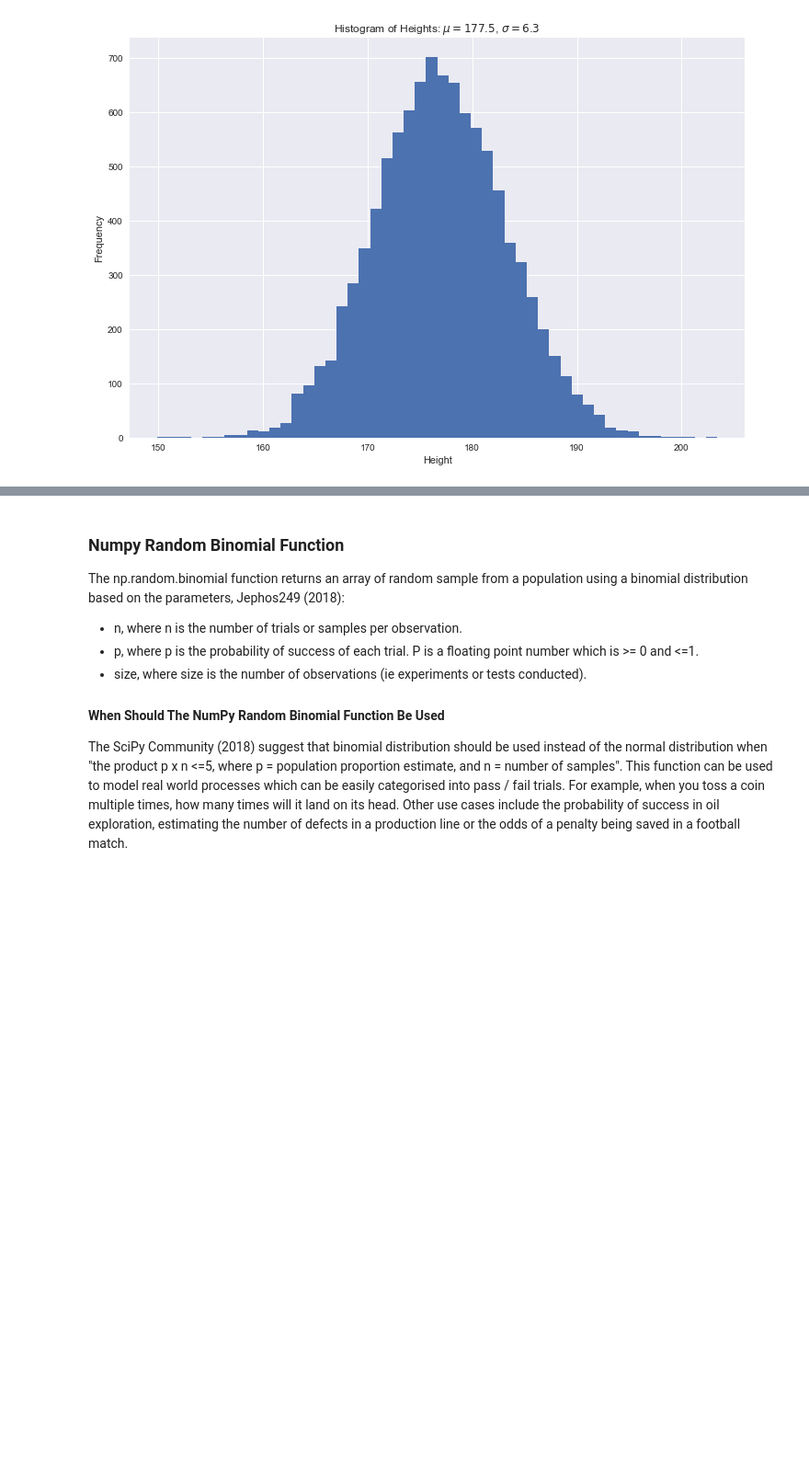
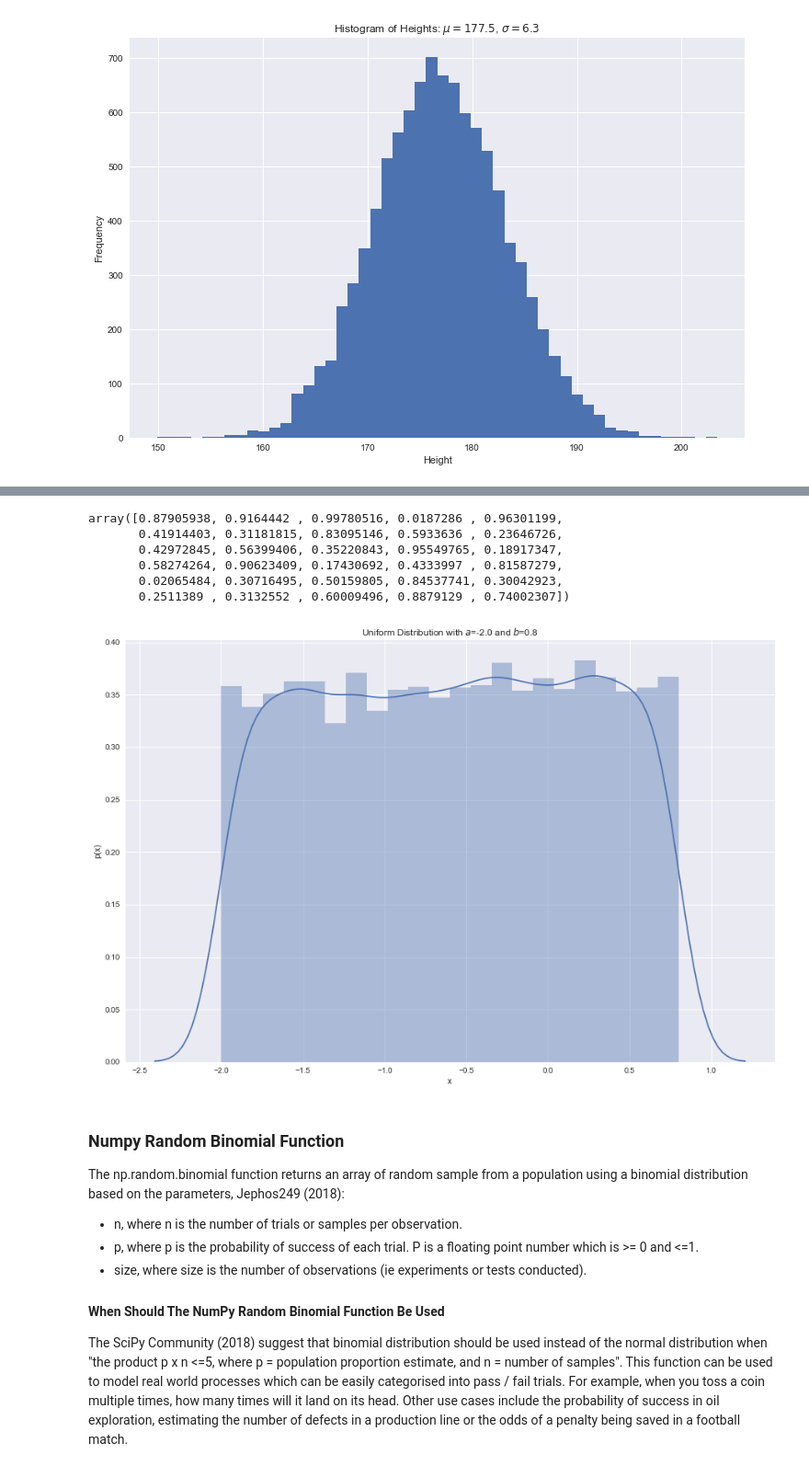
Before and after one commit to pcaulfie/ProgDA-Assignment, a Jupyter notebook: ProgDA-Assignment.ipynb, the cells around one changed output, grey strips where cells are left out. Shown: that part at 92% size. Cells and saved outputs as stored; diff of their text form; code cells hidden in the pictures; blank space fills up the shorter version.

Commit message:
added secion on numpy.random.uniform fuction and gave 2 examples of command

```diff
--- a/ProgDA-Assignment.ipynb
+++ b/ProgDA-Assignment.ipynb
@@ -96,3 +110,43 @@ Text(0.5, 1.0, 'Histogram of Heights: $\\mu=177.5$, $\\sigma=6.3$')
+# %%
+# Example 1: generate 30 random variables, uniformly distributed between -1 and 1
+# https://www.geo.fu-berlin.de/en/v/soga/Basics-of-statistics/Continous-Random-Variables/Continuous-Uniform-Distribution/Continuous-Uniform-Distribution-in-R/index.html
+a = 0 # a is the minimum
+b = 1 # b is the maximum
+size = 30 # size is the number of samples
+# create a dataframe called u, which contains an array of 30 random floating point numbers between 0 and 1.
+u =np.random.uniform(a, b, size)
+# print the result
+u
+# Displays an array of 30 random floating point numbers between 0 and 1.
+# %% [output]
+array([0.87905938, 0.9164442 , 0.99780516, 0.0187286 , 0.96301199,
+       0.41914403, 0.31181815, 0.83095146, 0.5933636 , 0.23646726,
+       0.42972845, 0.56399406, 0.35220843, 0.95549765, 0.18917347,
+       0.58274264, 0.90623409, 0.17430692, 0.4333997 , 0.81587279,
+       0.02065484, 0.30716495, 0.50159805, 0.84537741, 0.30042923,
+       0.2511389 , 0.3132552 , 0.60009496, 0.8879129 , 0.74002307])
+# %%
+# Example 2: Plot a random sample of data from a rectangular distribution generated using the function np.random.uniform().
+# Solution adapted from https://appliedmachinelearning.blog/2018/08/31/lets-talk-about-numeric-distributions-python/
+# Import libraries as needed
+import pandas as pd
+import matplotlib.pyplot as plt
+import seaborn as sns
+#Here parameters a and b has been assigned the values 1 and 6
+a = -2 # a is the minimum
+b = 0.8 # b is the maximum
+size = 10000 # size is the number of samples
+# create a dataframe called unidist, which contains an array of 30 random floating point numbers between 0 and 1.
+unidist=np.random.uniform(a, b, size)
+np.random.seed(seed=32)
+plt.subplots(figsize=(15,10)) # resize plot to 15 x 10
+plt.xlabel('x') # print value on x Axis = x
+plt.ylabel('p(x)') # print value on y Axis = p(x) as y value is a function of x
+# create histogram called plot from dataframe unidist, set titles equal to value of a & b
+plot=sns.distplot(pd.DataFrame(unidist)).set_title('Uniform Distribution with $a$=%.1f and $b$=%.1f'%(a,b))
+fig=plot.get_figure() # show plot
+# %% [output]
+[figure, added]
 # %% [markdown]
 ### Numpy Random Binomial Function
 The np.random.binomial function returns an array of random sample from a population using a binomial distribution based on the parameters, Jephos249 (2018):
```
Also changed, not shown: parts of 9 cells of this notebook.
